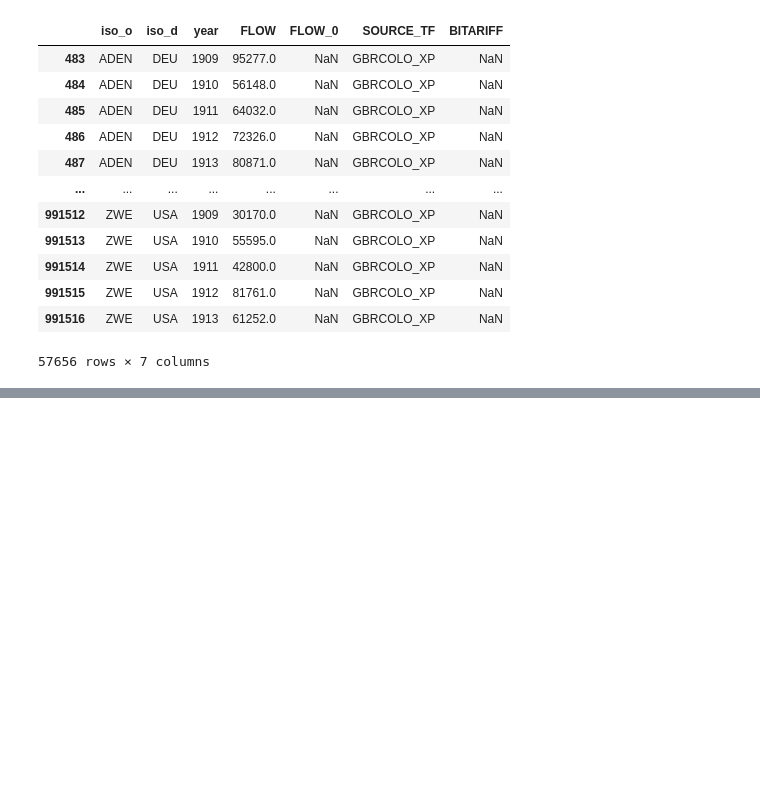
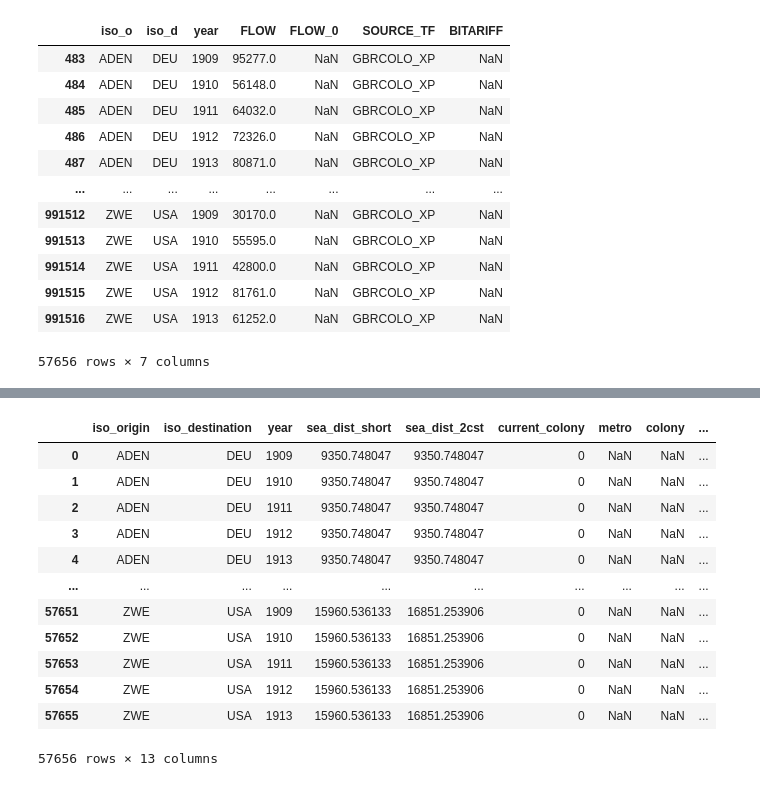
Before and after one commit to kabeerbora/1st_global, a Jupyter notebook: 1st_global.ipynb, the cells around one changed output, grey strips where cells are left out. Cells and saved outputs as stored; diff of their text form; code cells hidden in the pictures; blank space fills up the shorter version.

```diff
--- a/1st_global.ipynb
+++ b/1st_global.ipynb
@@ -935,0 +1290,2 @@ merged_gravity_bitrade.head()
+# %%
+pivoted = pivoted.groupby(['country', 'year'])['anomaly'].mean().reset_index()
@@ -935,0 +1467,10 @@ merged_gravity_bitrade.head()
+# %%
+df_pop = pd.read_excel('/content/drive/MyDrive/1st_globalization/population_data/mpd2023_web.xlsx', sheet_name='Population', header = 2)
+df_pop = df_pop[(df_pop['year'] >= 1870) & (df_pop['year'] <= 1913)]
+df_pop_long = df_pop.melt(
+    id_vars=["year"],                # keep year as identifier
+    var_name="country",              # new column for countries
+    value_name="population"          # new column for population values
+)
+df_pop_long = df_pop_long.dropna().reset_index(drop=True)
+all_unique_pop = pd.unique(df_pop_long[['country']].values.ravel('K'))
@@ -935,0 +1488,68 @@ merged_gravity_bitrade.head()
+# %%
+# Historical ISO mappings from your previous code
+historical_iso = {
+    'ADEN': 'YEM', 'ALASKA': 'USA', 'AUSNSW': 'AUS', 'AUSQUE': 'AUS', 'AUSSTH': 'AUS',
+    'AUSTAS': 'AUS', 'AUSVIC': 'AUS', 'AUSWST': 'AUS', 'AUTHUN': 'AUT', 'CZSK': 'CSK',
+    'CANPRINCED': 'CAN', 'CANQBCONT': 'CAN', 'KWANTU': 'KWT', 'NFLD': 'CAN', 'UNFEDMYS': 'MYS',
+    'ZAFORA': 'ZAF', 'ZAFNAT': 'ZAF', 'ZAFCAP': 'ZAF', 'ZAFTRA': 'ZAF',
+}
+
+# Map iso_origin and iso_destination to modern ISO codes
+merged['iso_origin_mapped'] = merged['iso_origin'].map(historical_iso).fillna(merged['iso_origin'])
+merged['iso_destination_mapped'] = merged['iso_destination'].map(historical_iso).fillna(merged['iso_destination'])
+
+# Ensure year is integer in df_pop_long
+df_pop_long['year'] = df_pop_long['year'].astype(int)
+
+# Check for duplicates in df_pop_long
+print("Checking duplicates in df_pop_long:")
+duplicates_population = df_pop_long[df_pop_long.duplicated(subset=['country', 'year'], keep=False)]
+if not duplicates_population.empty:
+    print("Duplicates found in df_pop_long:")
+    print(duplicates_population)
+else:
+    print("No duplicates in df_pop_long.")
+
+# Check for unmatched ISO codes
+all_isos = set(merged['iso_origin_mapped']).union(set(merged['iso_destination_mapped']))
+pop_countries = set(df_pop_long['country'])
+unmatched_isos = all_isos - pop_countries
+if unmatched_isos:
+    print("ISO codes in merged not found in df_pop_long:", unmatched_isos)
+
+# Merge population data for origin country
+merged = merged.merge(
+    df_pop_long[['country', 'year', 'population']],
+    left_on=['iso_origin_mapped', 'year'],
+    right_on=['country', 'year'],
+    how='left'
+).rename(columns={'population': 'population_origin'})
+
+# Merge population data for destination country
+merged = merged.merge(
+    df_pop_long[['country', 'year', 'population']],
+    left_on=['iso_destination_mapped', 'year'],
+    right_on=['country', 'year'],
+    how='left',
+    suffixes=('', '_destination')
+).rename(columns={'population': 'population_destination'})
+
+# Drop the extra country columns created during merge
+merged = merged.drop(columns=['country', 'country_destination'])
+
+# Drop temporary mapped columns
+merged = merged.drop(columns=['iso_origin_mapped', 'iso_destination_mapped'])
+# %% [output]
+|  | iso_origin | iso_destination | year | sea_dist_short | sea_dist_2cst | current_colony | metro | colony | ... |
+| 0 | ADEN | DEU | 1909 | 9350.748047 | 9350.748047 | 0 | NaN | NaN | ... |
+| 1 | ADEN | DEU | 1910 | 9350.748047 | 9350.748047 | 0 | NaN | NaN | ... |
+| 2 | ADEN | DEU | 1911 | 9350.748047 | 9350.748047 | 0 | NaN | NaN | ... |
+| 3 | ADEN | DEU | 1912 | 9350.748047 | 9350.748047 | 0 | NaN | NaN | ... |
+| 4 | ADEN | DEU | 1913 | 9350.748047 | 9350.748047 | 0 | NaN | NaN | ... |
+| ... | ... | ... | ... | ... | ... | ... | ... | ... | ... |
+| 57651 | ZWE | USA | 1909 | 15960.536133 | 16851.253906 | 0 | NaN | NaN | ... |
+| 57652 | ZWE | USA | 1910 | 15960.536133 | 16851.253906 | 0 | NaN | NaN | ... |
+| 57653 | ZWE | USA | 1911 | 15960.536133 | 16851.253906 | 0 | NaN | NaN | ... |
+| 57654 | ZWE | USA | 1912 | 15960.536133 | 16851.253906 | 0 | NaN | NaN | ... |
+| 57655 | ZWE | USA | 1913 | 15960.536133 | 16851.253906 | 0 | NaN | NaN | ... |
+57656 rows × 13 columns
```
Also changed, not shown: parts of 13 cells of this notebook.
